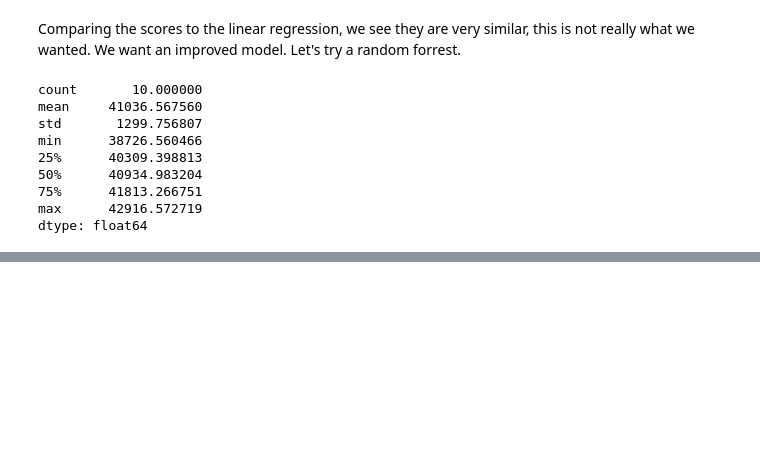
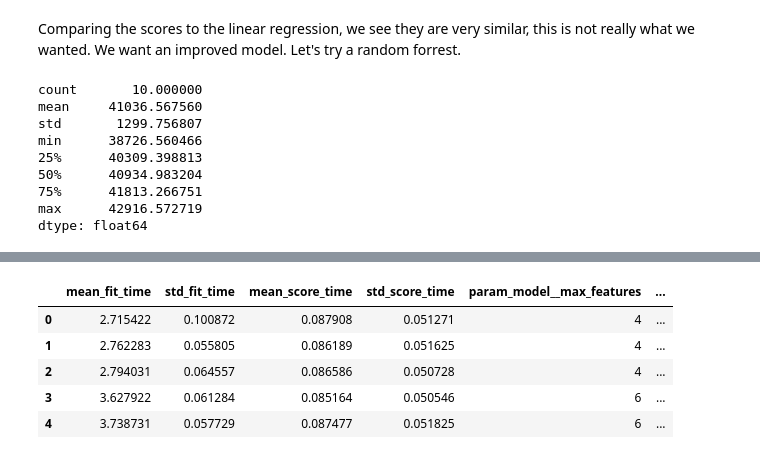
Before and after one commit to NickMarini/data-science, a Jupyter notebook: notebooks/california_housing.ipynb, the cells around one changed output, grey strips where cells are left out. Cells and saved outputs as stored; diff of their text form; code cells hidden in the pictures; blank space fills up the shorter version.

Commit message:
GridSearch Results

```diff
--- a/notebooks/california_housing.ipynb
+++ b/notebooks/california_housing.ipynb
@@ -844,0 +851,16 @@ Nope, now we can tune the random forrest to find the best hyperparameters for th
+# %%
+from sklearn.model_selection import GridSearchCV
+
+# create the pipeline
+full_pipeline = Pipeline([
+    ("preprocessing", preprocessing),
+    ("model", RandomForestRegressor(random_state=42)),
+])
+
+# set the parameters to search
+param_grid = [
+    {'preprocessing__geo__n_clusters': [5, 8, 10],
+     'model__max_features': [4, 6, 8]},
+    {'preprocessing__geo__n_clusters': [10, 15],
+     'model__max_features': [6, 8, 10]},
+]
@@ -844,0 +871,12 @@ Nope, now we can tune the random forrest to find the best hyperparameters for th
+# %%
+# instantiate the grid search
+grid_search = GridSearchCV(full_pipeline, param_grid, cv=3, scoring='neg_mean_squared_error')
+
+# catch user warnings within a context manager to ignore them during the fitting process
+with warnings.catch_warnings():
+    # this is being done as a the transformation of the data is causing a warning to be raised by sklearn as
+    # "ISLAND" only appears in the train set twice, and we trying 5 cross validations
+    warnings.simplefilter("ignore", category=UserWarning)
+
+    # fit the grid search to the training data (this will take a few minutes)
+    grid_search.fit(X_train, y_train)
@@ -844,0 +916,17 @@ Nope, now we can tune the random forrest to find the best hyperparameters for th
+# %%
+# let's look at the cv results
+cvres = grid_search.cv_results_
+
+cv_df = pd.DataFrame(cvres)
+
+# sort the results by mean_test_score in descending order and view the dataframe
+cv_df.sort_values(by='mean_test_score', ascending=False, inplace=True)
+
+cv_df.head()
+# %% [output]
+|  | mean_fit_time | std_fit_time | mean_score_time | std_score_time | param_model__max_features | ... |
+| 0 | 2.715422 | 0.100872 | 0.087908 | 0.051271 | 4 | ... |
+| 1 | 2.762283 | 0.055805 | 0.086189 | 0.051625 | 4 | ... |
+| 2 | 2.794031 | 0.064557 | 0.086586 | 0.050728 | 4 | ... |
+| 3 | 3.627922 | 0.061284 | 0.085164 | 0.050546 | 6 | ... |
+| 4 | 3.738731 | 0.057729 | 0.087477 | 0.051825 | 6 | ... |
```
Also changed, not shown: parts of 6 cells of this notebook.
